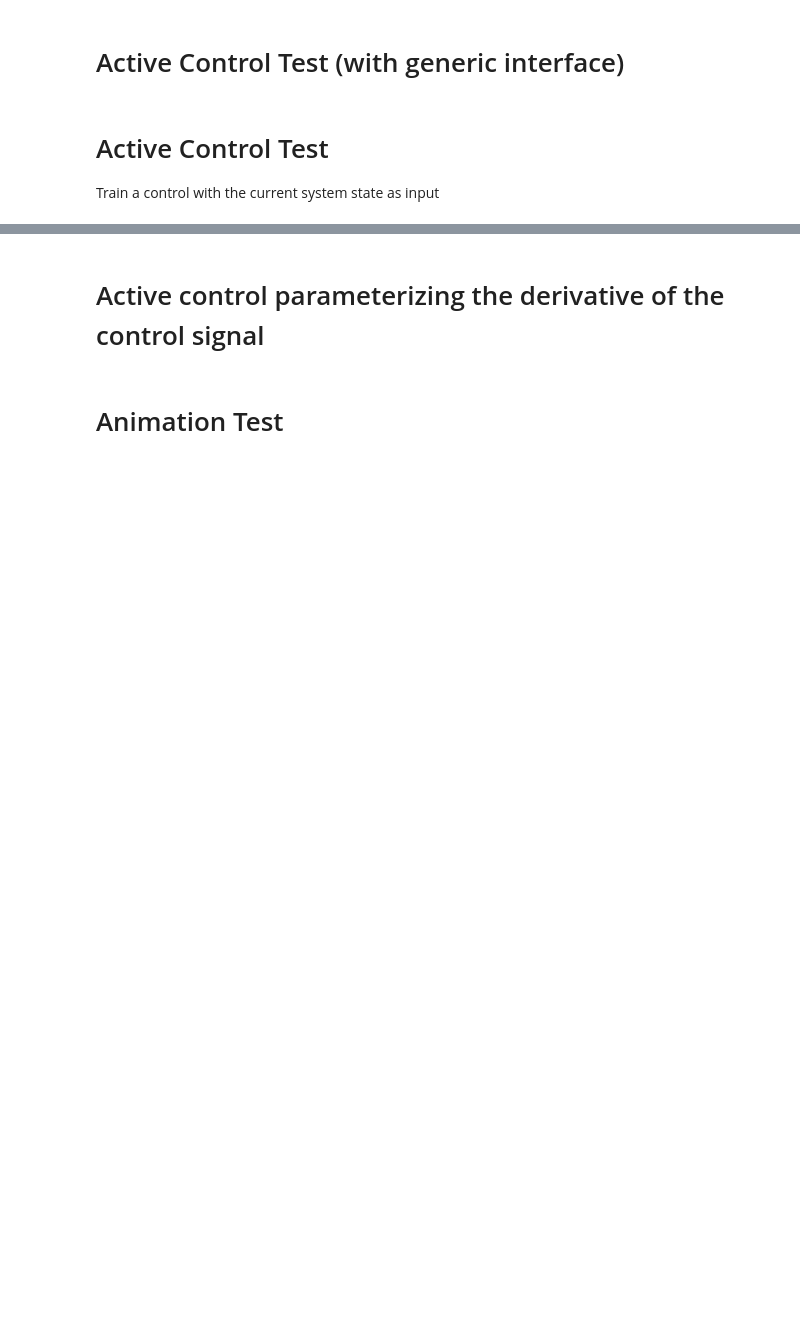
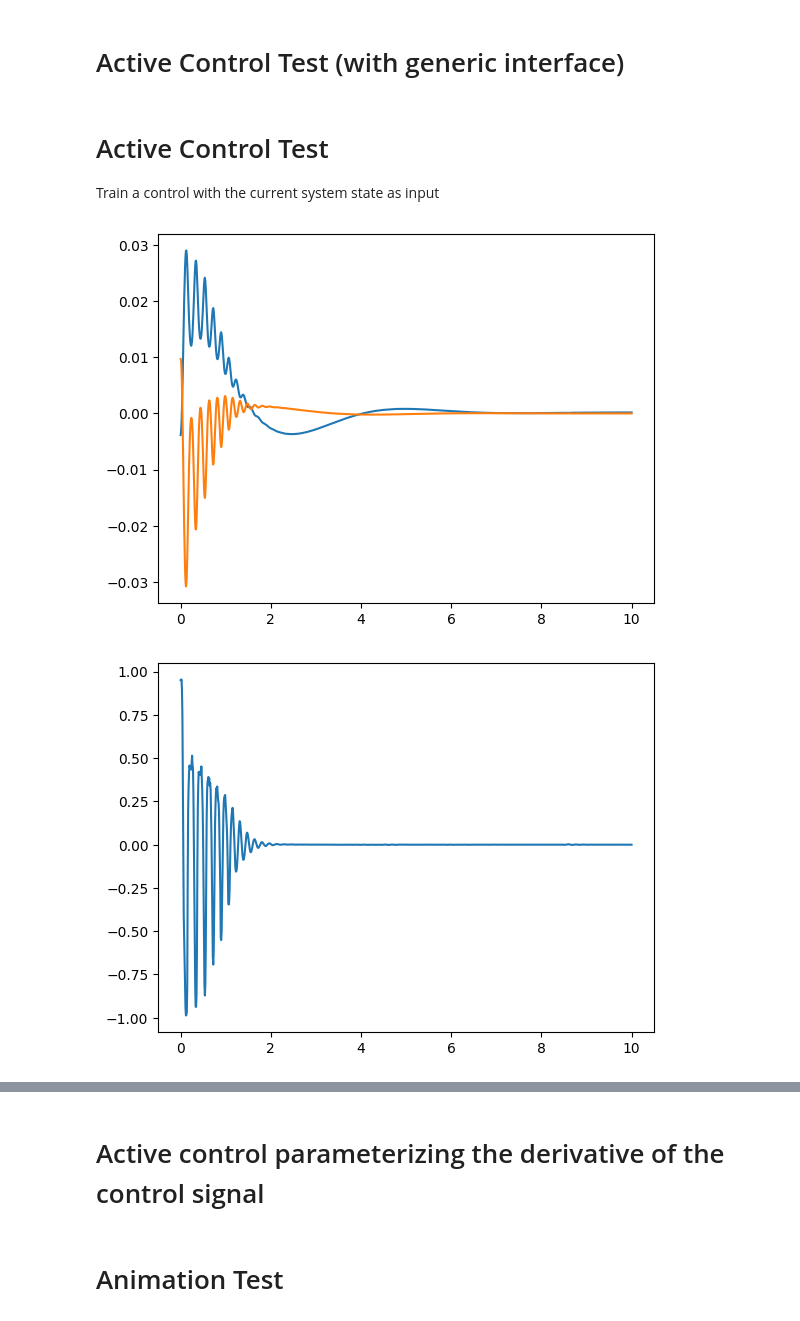
Before and after one commit to lena-lenkeit/neural-optimal-control, a Jupyter notebook: notebooks/active_control_test.ipynb, the cells around one changed output, grey strips where cells are left out. Saved outputs shown, nothing was run; the diff lists cells and outputs as text; code cells hidden in the pictures; blank space fills up the shorter version.

```diff
--- a/notebooks/active_control_test.ipynb
+++ b/notebooks/active_control_test.ipynb
@@ -304,7 +304,7 @@ class ModularControl(eqx.Module):
 
             return dzdX
         elif self.mode == "step-rnn":
-            return self.main(inputs, states)
+            return self.main(inputs[:2], states)
         else:
             return self.main(inputs)
 
@@ -324,17 +324,18 @@ control = ModularControl(
     hidden_width=64,
     hidden_layers=2,
     num_controls=1,
-    num_latents=64,
-    num_states=4,
+    num_latents=16,
+    num_states=2,
     rnn_cell_type="gru",
     mode="step-rnn",
+    #mode="cde-rnn",
     key=subkey,
 )
 
 optimizer = optax.adam(learning_rate=1e-3)
 opt_state = optimizer.init(params=eqx.filter(control, eqx.is_array))
 
-#env_ode = with_cde_rnn_control(cartpole_ode, num_latents=64)
+#env_ode = with_cde_rnn_control(cartpole_ode, num_latents=16)
 # env_ode = with_control(cartpole_ode)
 env_ode = cartpole_ode
 
@@ -389,7 +390,8 @@ def eval_traj(
             args=(control, None),
             saveat=diffrax.SaveAt(ts=jnp.linspace(0.0, trajectory_t1, 1024)),
             stepsize_controller=diffrax.PIDController(
-                rtol=1e-5, atol=1e-5, pcoeff=0.3, icoeff=0.3
+                #rtol=1e-5, atol=1e-5, pcoeff=0.3, icoeff=0.3
+                rtol=1e-5, atol=1e-5, pcoeff=0.0, icoeff=1.0
             ),
         )
 
@@ -921,23 +937,32 @@ def update_step(
 
     return control, opt_state, reward
 # %%
-pbar = trange(1024 * 16)
+num_steps = 1024 * 16
+t1_schedule = jnp.geomspace(1e-2, 1e2, num=num_steps)
+init_schedule = jnp.geomspace(0.05, 0.05, num=num_steps)
+
+pbar = trange(num_steps)
 for i in pbar:
-    t1 = jnp.float64(10 * (i + 1) / (1024 * 16))
+    # t1 = jnp.float64(10 * (i + 1) / (1024 * 16))
+    t1 = t1_schedule[i]
+    initrange = init_schedule[i]
 
     key, subkey = jax.random.split(key)
-    control, opt_state, reward = update_step(control, opt_state, subkey, t1)
+    control, opt_state, reward = update_step(control, opt_state, subkey, t1, initrange)
 
     if i % 16 == 0:
-        pbar.set_postfix({"reward": reward.item(), "t1": t1})
+        pbar.set_postfix({"reward": reward.item(), "t1": t1, "initrange": initrange})
 # %%
 key, subkey = jax.random.split(key)
-sol = eval_traj(control, subkey, jnp.float64(10.0))
+sol = eval_traj(control, subkey, jnp.float64(10.0), jnp.float64(0.05))
 
 plt.figure()
 plt.plot(sol.ts, sol.ys[:, :2])
 plt.show()
 
 plt.figure()
 plt.plot(sol.ts, jax.vmap(control)(sol.ys))
 plt.show()
+# %% [output]
+[figure, added]
+[figure, added]
```
Also changed, not shown: parts of 4 cells of this notebook, 10 other files.
